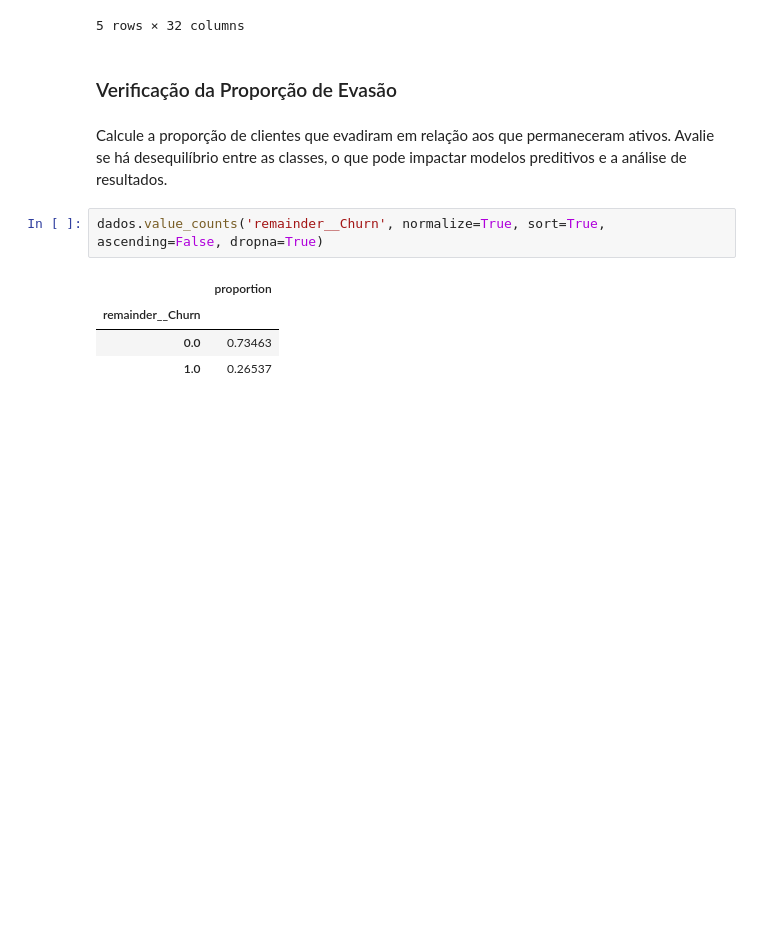
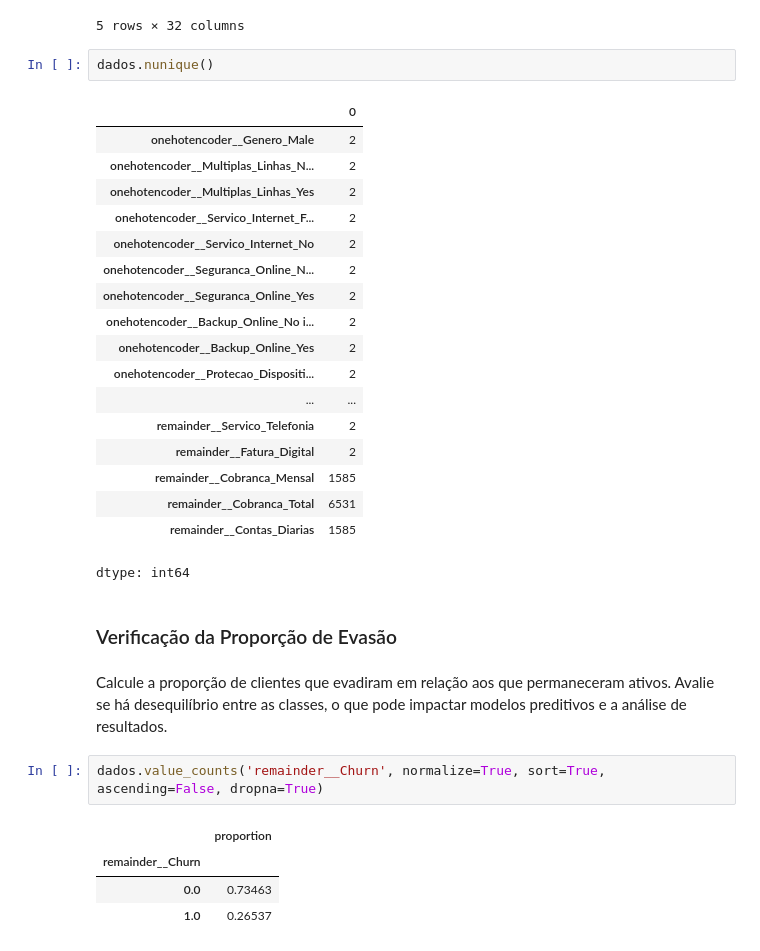
Before and after one commit to alexandrebarbosa-dev/Desafio-Telecom-X-Parte-2-Prevendo-Churn, a Jupyter notebook: Desafio_Telecom_X_–_Parte_2_Prevendo_Churn.ipynb, the cells around one changed output. Drawn from its saved outputs; the diff is of its cells as text; blank space fills up the shorter version.

```diff
--- a/Desafio_Telecom_X_–_Parte_2_Prevendo_Churn.ipynb
+++ b/Desafio_Telecom_X_–_Parte_2_Prevendo_Churn.ipynb
@@ -230,6 +230,27 @@ dados.head()
 | 3 | 1.0 | 0.0 | 0.0 | 1.0 | ... |
 | 4 | 0.0 | 0.0 | 0.0 | 1.0 | ... |
 5 rows × 32 columns
+# %%
+dados.nunique()
+# %% [output]
+|  | 0 |
+| onehotencoder__Genero_Male | 2 |
+| onehotencoder__Multiplas_Linhas_N... | 2 |
+| onehotencoder__Multiplas_Linhas_Yes | 2 |
+| onehotencoder__Servico_Internet_F... | 2 |
+| onehotencoder__Servico_Internet_No | 2 |
+| onehotencoder__Seguranca_Online_N... | 2 |
+| onehotencoder__Seguranca_Online_Yes | 2 |
+| onehotencoder__Backup_Online_No i... | 2 |
+| onehotencoder__Backup_Online_Yes | 2 |
+| onehotencoder__Protecao_Dispositi... | 2 |
+| ... | ... |
+| remainder__Servico_Telefonia | 2 |
+| remainder__Fatura_Digital | 2 |
+| remainder__Cobranca_Mensal | 1585 |
+| remainder__Cobranca_Total | 6531 |
+| remainder__Contas_Diarias | 1585 |
+dtype: int64
 # %% [markdown]
 ### Verificação da Proporção de Evasão
 # %% [markdown]
```
Also changed, not shown: parts of 15 cells of this notebook.
